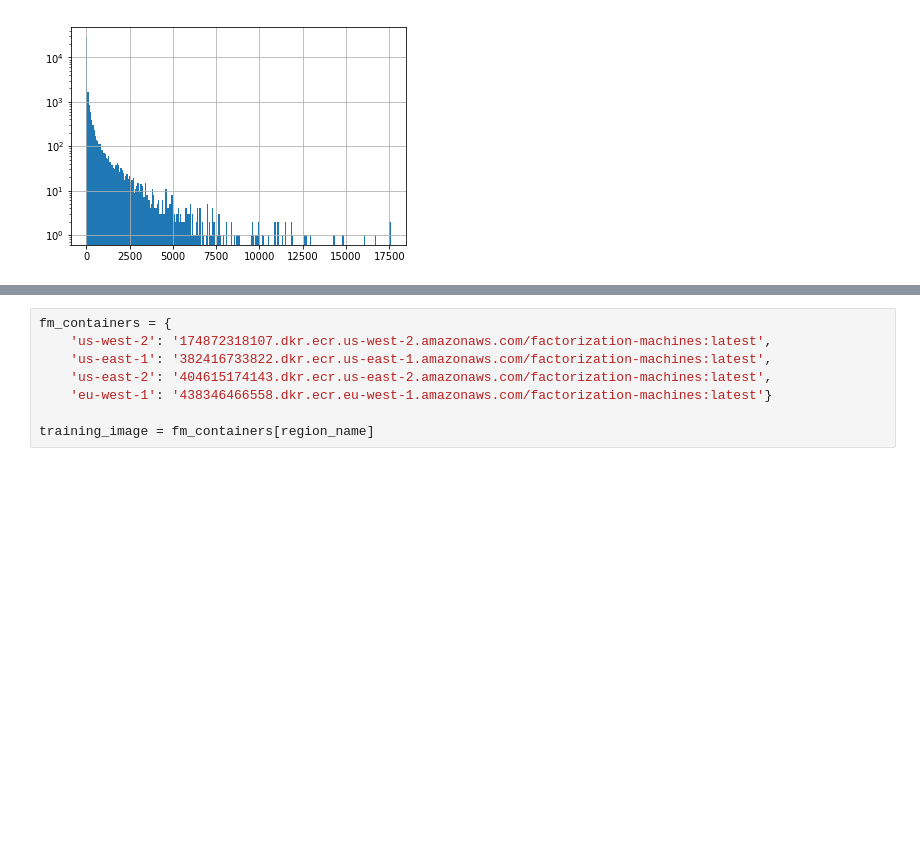
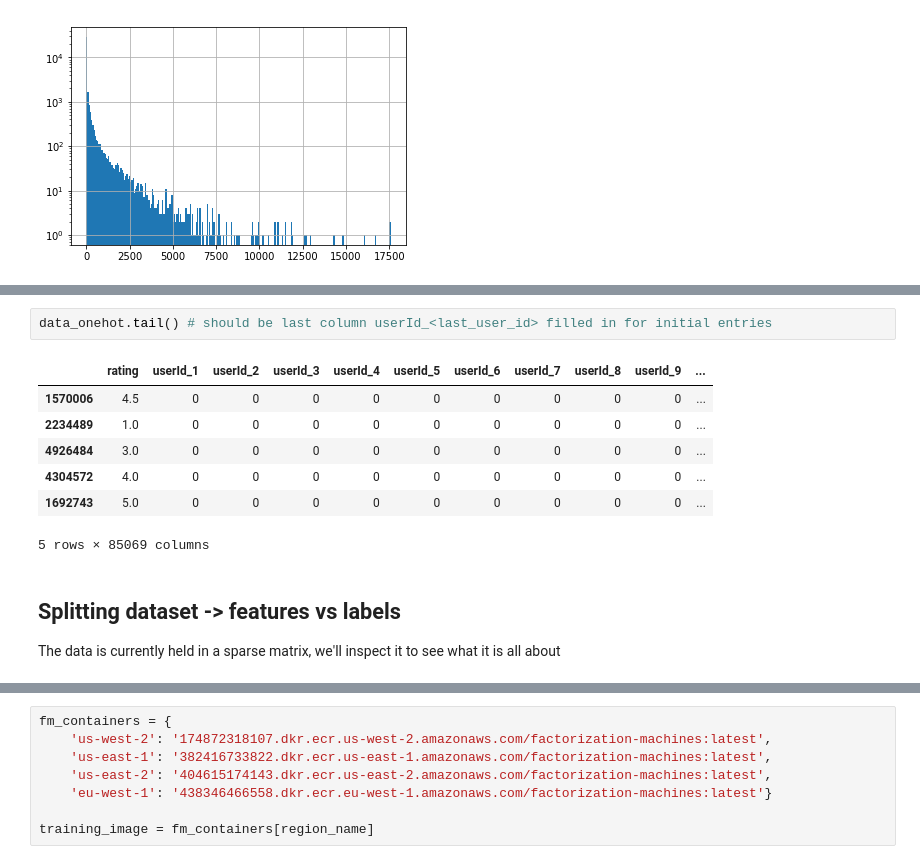
Before and after one commit to shirkeyaws/sagemaker-recommender-workshop, a Jupyter notebook: 03_factorization_machines.ipynb, the cells around one changed output, grey strips where cells are left out. Drawn from its saved outputs; the diff is of its cells as text; blank space fills up the shorter version.

```diff
--- a/03_factorization_machines.ipynb
+++ b/03_factorization_machines.ipynb
@@ -332,0 +256,14 @@ Wall time: 1min 28s
+# %%
+data_onehot.tail() # should be last column userId_<last_user_id> filled in for initial entries
+# %% [output]
+|  | rating | userId_1 | userId_2 | userId_3 | userId_4 | userId_5 | userId_6 | userId_7 | userId_8 | userId_9 | ... |
+| 1570006 | 4.5 | 0 | 0 | 0 | 0 | 0 | 0 | 0 | 0 | 0 | ... |
+| 2234489 | 1.0 | 0 | 0 | 0 | 0 | 0 | 0 | 0 | 0 | 0 | ... |
+| 4926484 | 3.0 | 0 | 0 | 0 | 0 | 0 | 0 | 0 | 0 | 0 | ... |
+| 4304572 | 4.0 | 0 | 0 | 0 | 0 | 0 | 0 | 0 | 0 | 0 | ... |
+| 1692743 | 5.0 | 0 | 0 | 0 | 0 | 0 | 0 | 0 | 0 | 0 | ... |
+5 rows × 85069 columns
+# %% [markdown]
+## Splitting dataset -> features vs labels
+
+The data is currently held in a sparse matrix, we'll inspect it to see what it is all about
```
Also changed, not shown: parts of 33 cells of this notebook, 1 other file.
